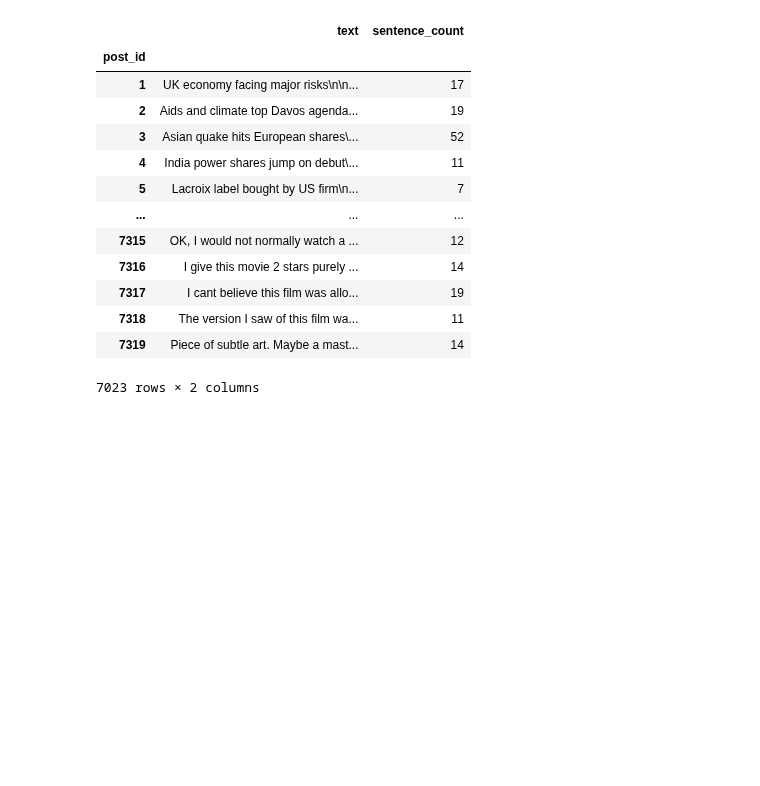
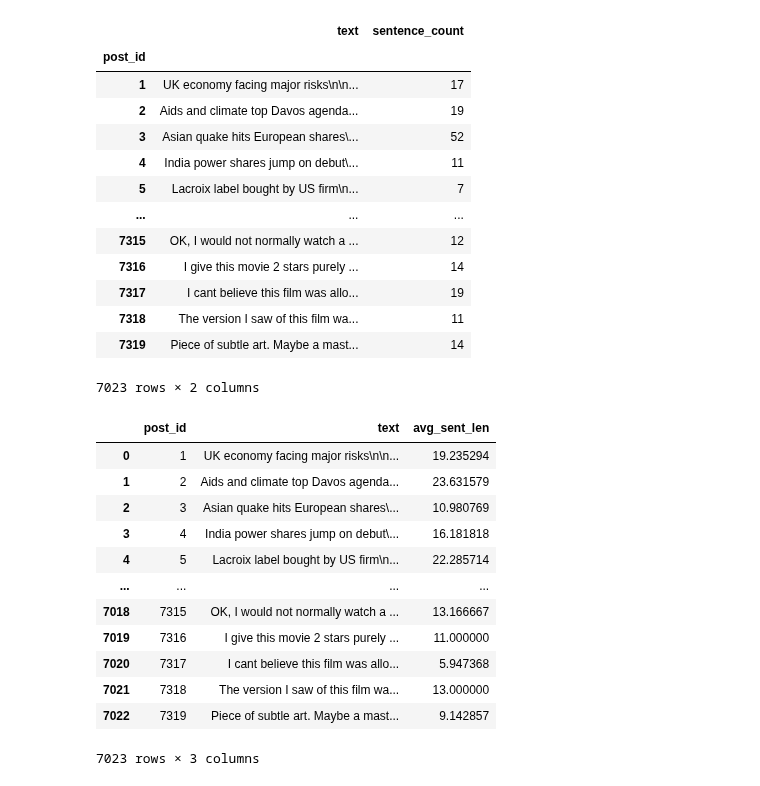
Before and after one commit to ML-engineering-Freelancerroma/ML_course, a Jupyter notebook: Final_Project_ML/features_prepare.ipynb, the cells around one changed output. Saved outputs shown, nothing was run; the diff lists cells and outputs as text; code cells hidden in the pictures; blank space fills up the shorter version.

```diff
--- a/Final_Project_ML/features_prepare.ipynb
+++ b/Final_Project_ML/features_prepare.ipynb
@@ -195,3 +195,22 @@ posts_sent
 | 7318 | The version I saw of this film wa... | 11 |
 | 7319 | Piece of subtle art. Maybe a mast... | 14 |
 7023 rows × 2 columns
+# %%
+posts_avg_len = posts_word.join(posts_sent, lsuffix='_word', rsuffix='_sent')
+posts_avg_len['avg_sent_len'] = posts_avg_len['word_count']/posts_avg_len['sentence_count']
+posts_avg_len = posts_avg_len[['text_word', 'avg_sent_len']].rename(columns={'text_word': 'text'})
+posts_avg_len.reset_index()
+# %% [output]
+|  | post_id | text | avg_sent_len |
+| 0 | 1 | UK economy facing major risks\n\n... | 19.235294 |
+| 1 | 2 | Aids and climate top Davos agenda... | 23.631579 |
+| 2 | 3 | Asian quake hits European shares\... | 10.980769 |
+| 3 | 4 | India power shares jump on debut\... | 16.181818 |
+| 4 | 5 | Lacroix label bought by US firm\n... | 22.285714 |
+| ... | ... | ... | ... |
+| 7018 | 7315 | OK, I would not normally watch a ... | 13.166667 |
+| 7019 | 7316 | I give this movie 2 stars purely ... | 11.000000 |
+| 7020 | 7317 | I cant believe this film was allo... | 5.947368 |
+| 7021 | 7318 | The version I saw of this film wa... | 13.000000 |
+| 7022 | 7319 | Piece of subtle art. Maybe a mast... | 9.142857 |
+7023 rows × 3 columns
```
Also changed, not shown: parts of 5 cells of this notebook.
